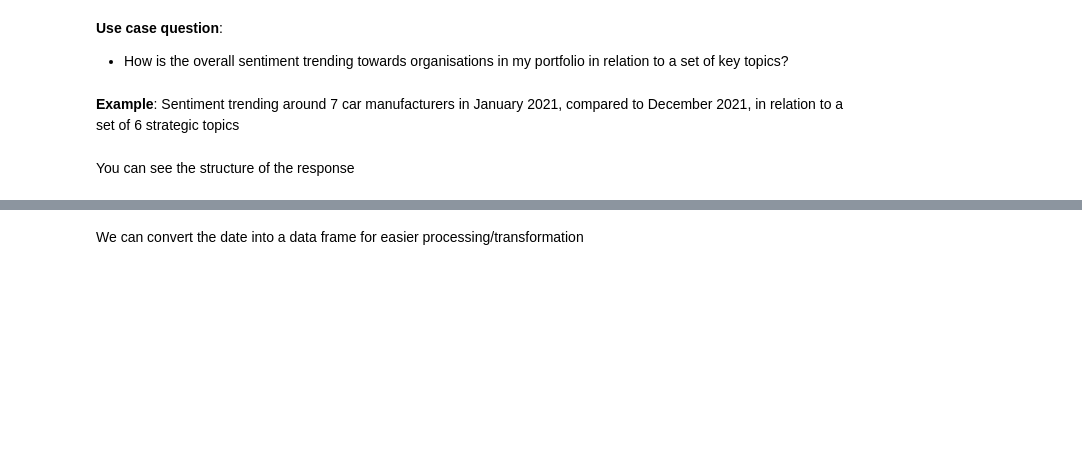
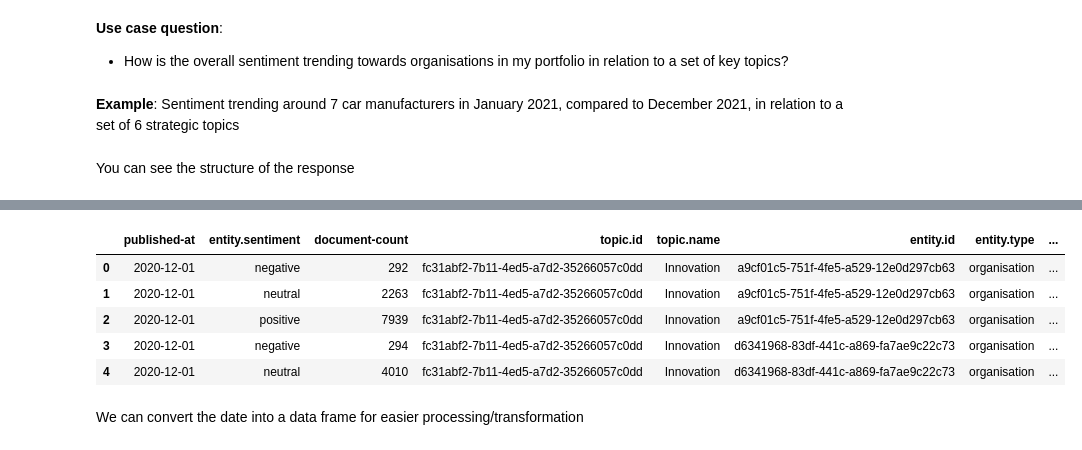
Before and after one commit to signal-ai/signal-api-tools, a Jupyter notebook: notebooks/trends_tutorial.ipynb, the cells around one changed output, grey strips where cells are left out. Saved outputs shown, nothing was run; the diff lists cells and outputs as text; code cells hidden in the pictures; blank space fills up the shorter version.

```diff
--- a/notebooks/trends_tutorial.ipynb
+++ b/notebooks/trends_tutorial.ipynb
@@ -236,3 +237,12 @@ JSON(car_manufacturers_result)
+# %%
+json_normalize(car_manufacturers_result, 'aggregations').head()
+# %% [output]
+|  | published-at | entity.sentiment | document-count | topic.id | topic.name | entity.id | entity.type | ... |
+| 0 | 2020-12-01 | negative | 292 | fc31abf2-7b11-4ed5-a7d2-35266057c0dd | Innovation | a9cf01c5-751f-4fe5-a529-12e0d297cb63 | organisation | ... |
+| 1 | 2020-12-01 | neutral | 2263 | fc31abf2-7b11-4ed5-a7d2-35266057c0dd | Innovation | a9cf01c5-751f-4fe5-a529-12e0d297cb63 | organisation | ... |
+| 2 | 2020-12-01 | positive | 7939 | fc31abf2-7b11-4ed5-a7d2-35266057c0dd | Innovation | a9cf01c5-751f-4fe5-a529-12e0d297cb63 | organisation | ... |
+| 3 | 2020-12-01 | negative | 294 | fc31abf2-7b11-4ed5-a7d2-35266057c0dd | Innovation | d6341968-83df-441c-a869-fa7ae9c22c73 | organisation | ... |
+| 4 | 2020-12-01 | neutral | 4010 | fc31abf2-7b11-4ed5-a7d2-35266057c0dd | Innovation | d6341968-83df-441c-a869-fa7ae9c22c73 | organisation | ... |
 # %% [markdown]
 We can convert the date into a data frame for easier processing/transformation
 # %%
```
Also changed, not shown: parts of 16 cells of this notebook.
